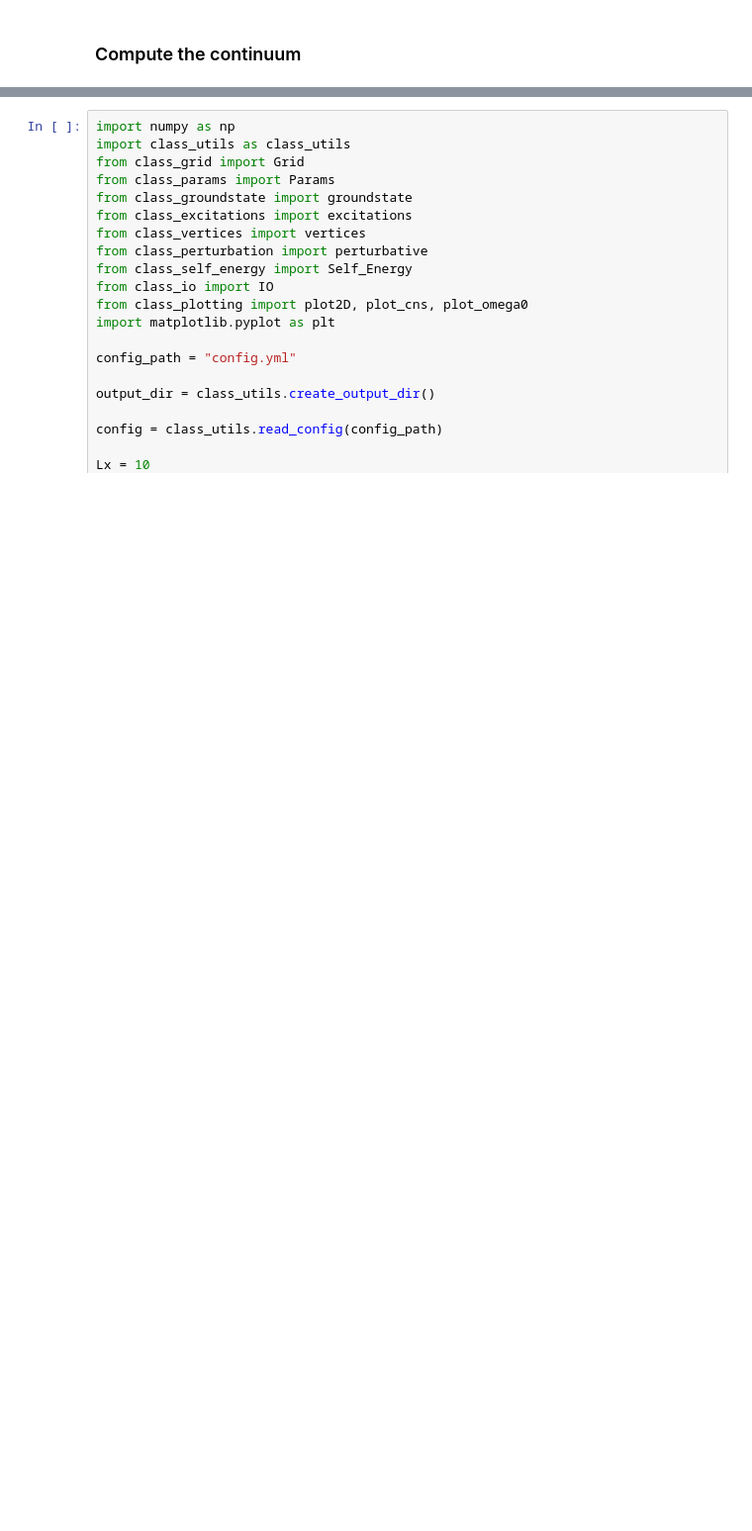
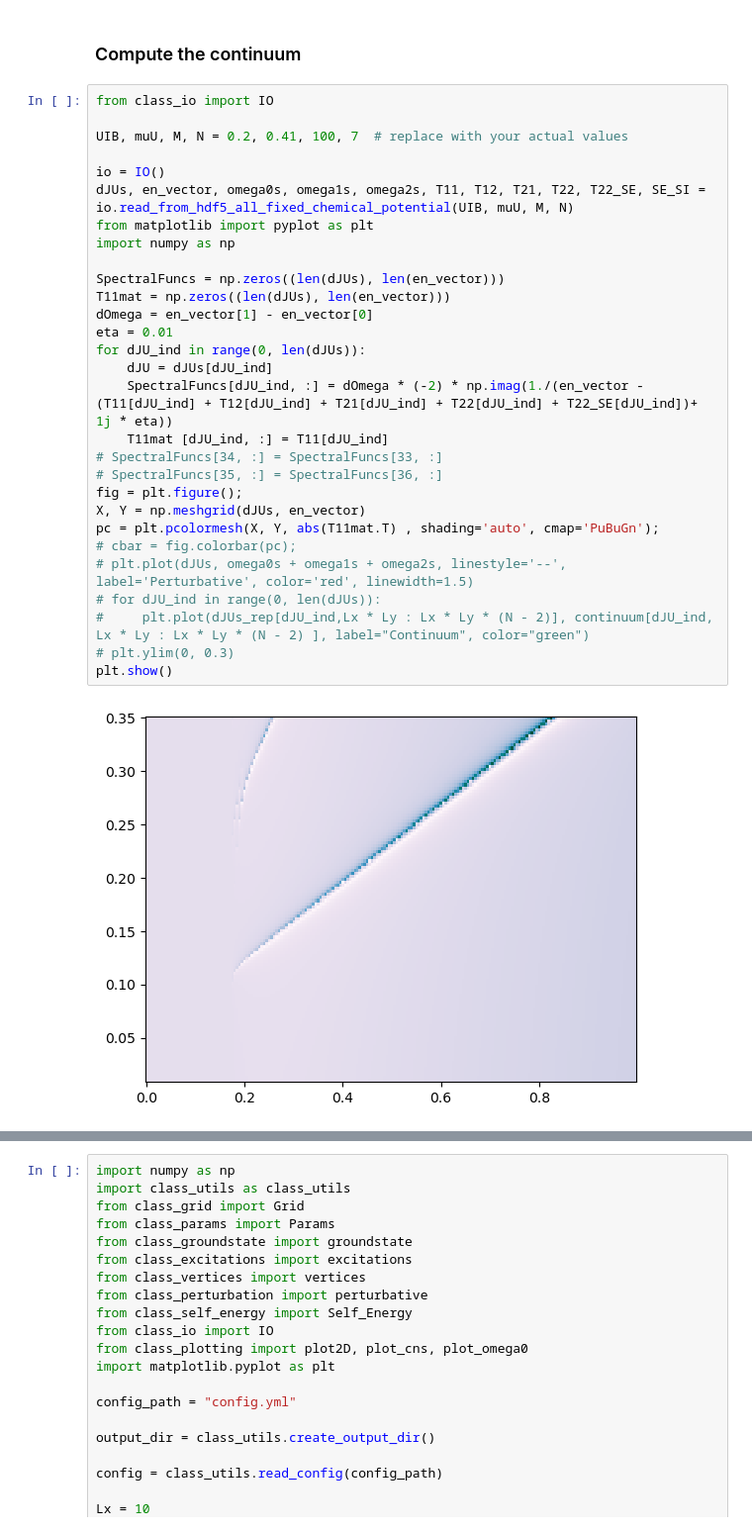
Before and after one commit to ragheedalhyder/BoseHubbard, a Jupyter notebook: src/continuum.ipynb, the cells around one changed output, grey strips where cells are left out. Shown: that part at 99% size. Saved outputs shown, nothing was run; the diff lists cells and outputs as text; blank space fills up the shorter version.

```diff
--- a/src/continuum.ipynb
+++ b/src/continuum.ipynb
@@ -1,3 +1,34 @@
 # %% [markdown]
 ### Compute the continuum
+# %%
+from class_io import IO
+
+UIB, muU, M, N = 0.2, 0.41, 100, 7  # replace with your actual values
+
+io = IO()
+dJUs, en_vector, omega0s, omega1s, omega2s, T11, T12, T21, T22, T22_SE, SE_SI = io.read_from_hdf5_all_fixed_chemical_potential(UIB, muU, M, N)
+from matplotlib import pyplot as plt
+import numpy as np
+
+SpectralFuncs = np.zeros((len(dJUs), len(en_vector)))
+T11mat = np.zeros((len(dJUs), len(en_vector)))
+dOmega = en_vector[1] - en_vector[0]
+eta = 0.01
+for dJU_ind in range(0, len(dJUs)):
+    dJU = dJUs[dJU_ind]
+    SpectralFuncs[dJU_ind, :] = dOmega * (-2) * np.imag(1./(en_vector - (T11[dJU_ind] + T12[dJU_ind] + T21[dJU_ind] + T22[dJU_ind] + T22_SE[dJU_ind])+ 1j * eta))
+    T11mat [dJU_ind, :] = T11[dJU_ind]
+# SpectralFuncs[34, :] = SpectralFuncs[33, :]
+# SpectralFuncs[35, :] = SpectralFuncs[36, :]
+fig = plt.figure();
+X, Y = np.meshgrid(dJUs, en_vector)
+pc = plt.pcolormesh(X, Y, abs(T11mat.T) , shading='auto', cmap='PuBuGn');
+# cbar = fig.colorbar(pc);
+# plt.plot(dJUs, omega0s + omega1s + omega2s, linestyle='--', label='Perturbative', color='red', linewidth=1.5)
+# for dJU_ind in range(0, len(dJUs)):
+#     plt.plot(dJUs_rep[dJU_ind,Lx * Ly : Lx * Ly * (N - 2)], continuum[dJU_ind, Lx * Ly : Lx * Ly * (N - 2) ], label="Continuum", color="green")
+# plt.ylim(0, 0.3)
+plt.show()
+# %% [output]
+[figure, added]
 # %%
```
Also changed, not shown: parts of 6 cells of this notebook, 3 other files.
